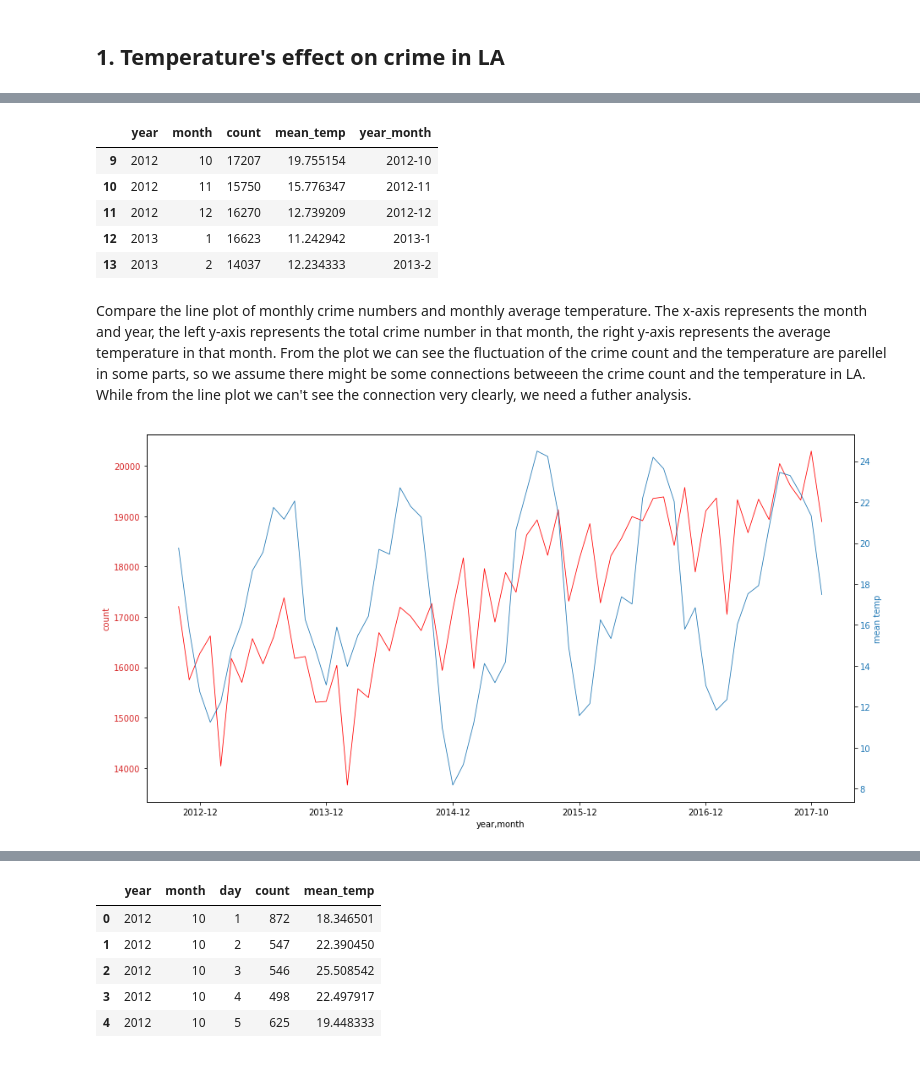
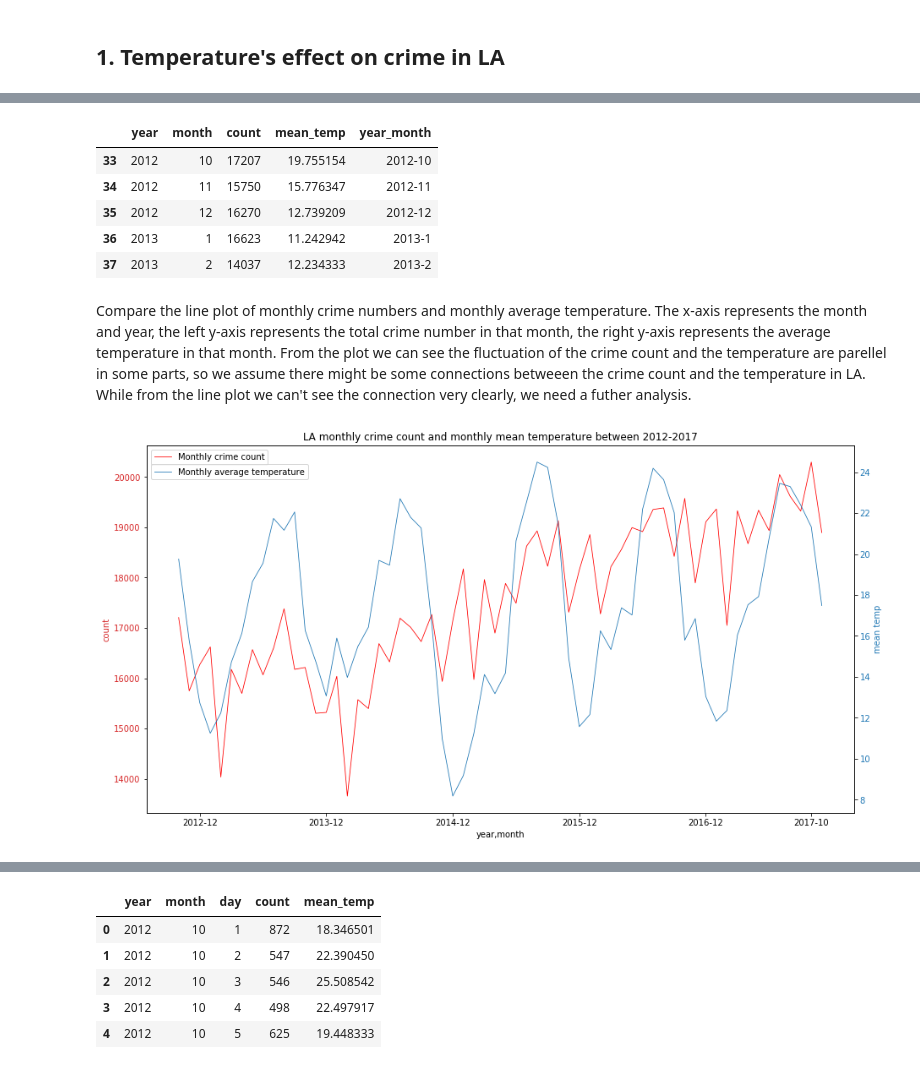
Before and after one commit to AprilW048/Final_Project, a Jupyter notebook: Weatherindex_and_Crime.ipynb, the cells around one changed output, grey strips where cells are left out. Saved outputs shown, nothing was run; the diff lists cells and outputs as text; code cells hidden in the pictures.

```diff
--- a/Weatherindex_and_Crime.ipynb
+++ b/Weatherindex_and_Crime.ipynb
@@ -616,5 +421,0 @@ LA_crime.head()
-# %%
-LA_crime = LA_crime[(LA_crime.year>=2012) & (LA_crime.year<2018)]
-#LA_crime_per_day = LA_crime[['year','month','day','DR Number','Crime Code Description']].groupby(['year', 'month', 'day', 'Crime Code Description']).count().reset_index().rename(columns={'DR Number':'count'})
-LA_crime_per_day = LA_crime[['year','month','day','DR Number']].groupby(['year', 'month', 'day']).count().reset_index().rename(columns={'DR Number':'count'})
-LA_crime_per_day.head()
@@ -628,6 +433,5 @@ LA_crime_per_day.head()
 # %%
-LA_temp=Temperature[['Los Angeles','year','month','day']]
-LA_temp['Los Angeles']=LA_temp['Los Angeles']-273.5
+LA_temp=FUNC.city_temp_Celsius(Temperature,'Los Angeles')
 LA_temp.head()
 # %% [output]
 A value is trying to be set on a copy of a slice from a DataFrame.
@@ -653,0 +448,3 @@ LA_temp_avg_month.head()
+# %%
+LA_temp_avg_month=FUNC.average_temp(LA_temp,'Los Angeles','month')
+LA_temp_avg_month.head()
@@ -664,35 +468,37 @@ LA_crime_year_month.head()
 # %%
-LA_crime_weather_month= merge_dataframe(LA_crime_year_month,LA_temp_avg_month,['year', 'month'])
+LA_crime_weather_month= FUNC.merge_dataframe(LA_crime_year_month,LA_temp_avg_month,['year', 'month'])
 LA_crime_weather_month=LA_crime_weather_month.dropna()
-#LA_crime_weather_month['year_month']=LA_crime_weather_month.apply(lambda row: datetime(row['year'], row['month']), axis=1)
 LA_crime_weather_month['year_month']=LA_crime_weather_month['year'].astype(str)+'-'+LA_crime_weather_month['month'].astype(str)
-#LA_crime_weather_month['year_month']=LA_crime_weather_month.apply(lambda x: 100*x.year + x.month)
 LA_crime_weather_month.head()
 # %% [output]
 |  | year | month | count | mean_temp | year_month |
-| 9 | 2012 | 10 | 17207 | 19.755154 | 2012-10 |
-| 10 | 2012 | 11 | 15750 | 15.776347 | 2012-11 |
-| 11 | 2012 | 12 | 16270 | 12.739209 | 2012-12 |
-| 12 | 2013 | 1 | 16623 | 11.242942 | 2013-1 |
-| 13 | 2013 | 2 | 14037 | 12.234333 | 2013-2 |
+| 33 | 2012 | 10 | 17207 | 19.755154 | 2012-10 |
+| 34 | 2012 | 11 | 15750 | 15.776347 | 2012-11 |
+| 35 | 2012 | 12 | 16270 | 12.739209 | 2012-12 |
+| 36 | 2013 | 1 | 16623 | 11.242942 | 2013-1 |
+| 37 | 2013 | 2 | 14037 | 12.234333 | 2013-2 |
 # %% [markdown]
 Compare the line plot of monthly crime numbers and monthly average temperature. The x-axis represents the month and year, the left y-axis represents the total crime number in that month, the right y-axis represents the average temperature in that month. From the plot we can see the fluctuation of the crime count and the temperature are parellel in some parts, so we assume there might be some connections betweeen the crime count and the temperature in LA. While from the line plot we can't see the connection very clearly, we need a futher analysis.
 # %%
 fig, ax1 = plt.subplots(figsize = (15,8))
 color = 'tab:red'
 ax1.set_xlabel('year,month')
 ax1.set_ylabel('count', color=color)
 ax1.plot(LA_crime_weather_month['year_month'], LA_crime_weather_month['count'], linewidth = 0.8,label = "Monthly crime count", color='Red')
 ax1.tick_params(axis='y', labelcolor=color)
 
 ax2 = ax1.twinx()
 
 color = 'tab:blue'
 ax2.set_ylabel('mean temp', color=color)
 ax2.plot(LA_crime_weather_month['year_month'], LA_crime_weather_month['mean_temp'],linewidth = 0.8,label = "Monthly average temperature",color=color)
 ax2.tick_params(axis='y', labelcolor=color)
 
+plt.title('LA monthly crime count and monthly mean temperature between 2012-2017')
+ax1.legend()
+ax2.legend(bbox_to_anchor=(0.234,0.96))
+
 plt.xticks(['2012-12','2013-12','2014-12','2015-12','2016-12','2017-10'])
 plt.show()
 # %% [output]
-[figure, old version]
+[figure, new version]
```
Also changed, not shown: parts of 39 cells of this notebook.
